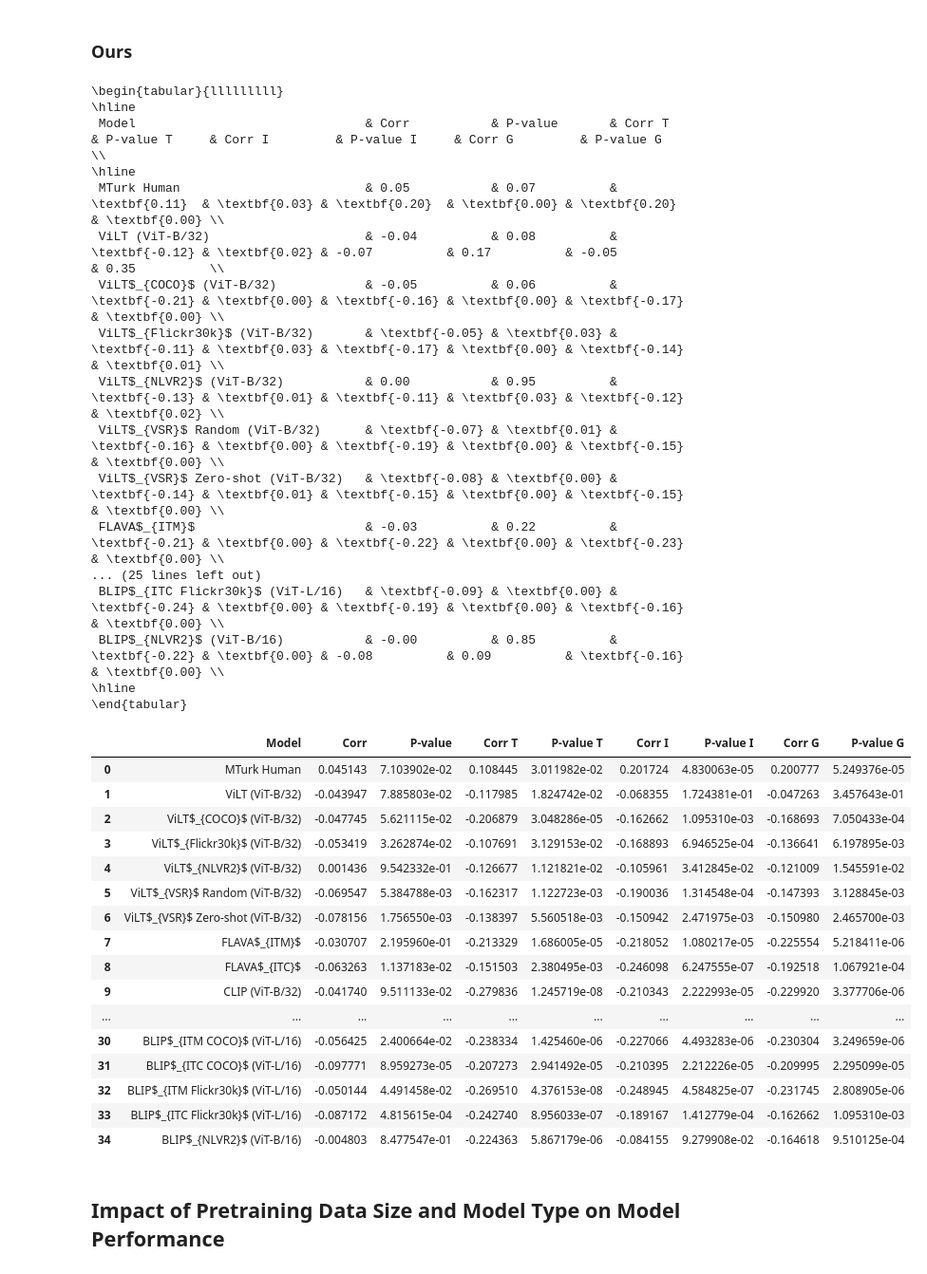
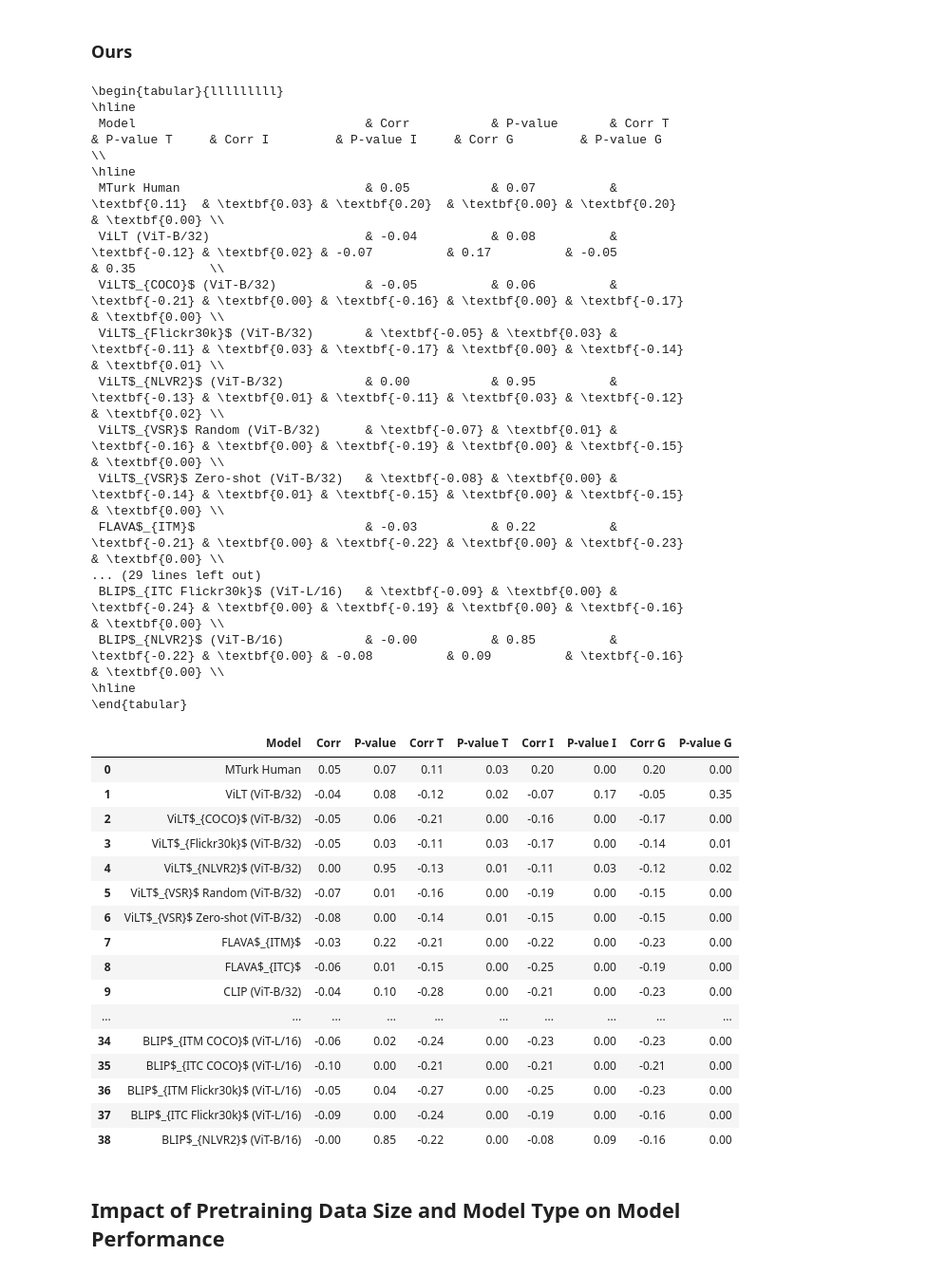
Before and after one commit to juletx/spatial-reasoning, a Jupyter notebook: winoground/statistics/winoground_statistics.ipynb, the cells around one changed output. Shown at 95% size. Drawn from its saved outputs; the diff is of its cells as text; code cells hidden in the pictures.

```diff
--- a/winoground/statistics/winoground_statistics.ipynb
+++ b/winoground/statistics/winoground_statistics.ipynb
@@ -103,6 +103,10 @@ models = [
     (path + "clip_b16.jsonl", "CLIP (ViT-B/16)", 400, 400, "dual-stream", "modality-specific"),
     (path + "clip_l14.jsonl", "CLIP (ViT-L/14)", 400, 400, "dual-stream", "modality-specific"),
     (path + "clip_l14-336.jsonl", "CLIP (ViT-L/14-336)", 400, 400, "dual-stream", "modality-specific"),
+    (path + "clip_b32_laion.jsonl", "CLIP LAION-2B (ViT-B/32)", 2000, 2000, "dual-stream", "modality-specific"),
+    (path + "clip_l14_laion.jsonl", "CLIP LAION-2B (ViT-L/14)", 2000, 2000, "dual-stream", "modality-specific"),
+    (path + "clip_h14_laion.jsonl", "CLIP LAION-2B (ViT-H/14)", 2000, 2000, "dual-stream", "modality-specific"),
+    (path + "clip_g14_laion.jsonl", "CLIP LAION-2B (ViT-g/14)", 2000, 2000, "dual-stream", "modality-specific"),
     (path + "ofa_tiny.jsonl", "OFA$_{Tiny}$", 20, 20, "single-stream", "merged"),
     (path + "ofa_base.jsonl", "OFA$_{Base}$", 20, 20, "single-stream", "merged"),
     (path + "ofa_medium.jsonl", "OFA$_{Medium}$", 20, 20, "single-stream", "merged"),
@@ -1059,31 +1137,31 @@ print(tabulate(bold_correlation_dict, headers=bold_correlation_dict.keys(), tabl
  ViLT$_{VSR}$ Random (ViT-B/32)      & \textbf{-0.07} & \textbf{0.01} & \textbf{-0.16} & \textbf{0.00} & \textbf{-0.19} & \textbf{0.00} & \textbf{-0.15} & \textbf{0.00} \\
  ViLT$_{VSR}$ Zero-shot (ViT-B/32)   & \textbf{-0.08} & \textbf{0.00} & \textbf{-0.14} & \textbf{0.01} & \textbf{-0.15} & \textbf{0.00} & \textbf{-0.15} & \textbf{0.00} \\
  FLAVA$_{ITM}$                       & -0.03          & 0.22          & \textbf{-0.21} & \textbf{0.00} & \textbf{-0.22} & \textbf{0.00} & \textbf{-0.23} & \textbf{0.00} \\
-... (25 lines left out)
+... (29 lines left out)
  BLIP$_{ITC Flickr30k}$ (ViT-L/16)   & \textbf{-0.09} & \textbf{0.00} & \textbf{-0.24} & \textbf{0.00} & \textbf{-0.19} & \textbf{0.00} & \textbf{-0.16} & \textbf{0.00} \\
  BLIP$_{NLVR2}$ (ViT-B/16)           & -0.00          & 0.85          & \textbf{-0.22} & \textbf{0.00} & -0.08          & 0.09          & \textbf{-0.16} & \textbf{0.00} \\
 \hline
 \end{tabular}
 # %%
-pd.DataFrame(correlation_dict)
+pd.DataFrame(correlation_dict).round(2)
 # %% [output]
 |  | Model | Corr | P-value | Corr T | P-value T | Corr I | P-value I | Corr G | P-value G |
-| 0 | MTurk Human | 0.045143 | 7.103902e-02 | 0.108445 | 3.011982e-02 | 0.201724 | 4.830063e-05 | 0.200777 | 5.249376e-05 |
-| 1 | ViLT (ViT-B/32) | -0.043947 | 7.885803e-02 | -0.117985 | 1.824742e-02 | -0.068355 | 1.724381e-01 | -0.047263 | 3.457643e-01 |
-| 2 | ViLT$_{COCO}$ (ViT-B/32) | -0.047745 | 5.621115e-02 | -0.206879 | 3.048286e-05 | -0.162662 | 1.095310e-03 | -0.168693 | 7.050433e-04 |
-| 3 | ViLT$_{Flickr30k}$ (ViT-B/32) | -0.053419 | 3.262874e-02 | -0.107691 | 3.129153e-02 | -0.168893 | 6.946525e-04 | -0.136641 | 6.197895e-03 |
-| 4 | ViLT$_{NLVR2}$ (ViT-B/32) | 0.001436 | 9.542332e-01 | -0.126677 | 1.121821e-02 | -0.105961 | 3.412845e-02 | -0.121009 | 1.545591e-02 |
-| 5 | ViLT$_{VSR}$ Random (ViT-B/32) | -0.069547 | 5.384788e-03 | -0.162317 | 1.122723e-03 | -0.190036 | 1.314548e-04 | -0.147393 | 3.128845e-03 |
-| 6 | ViLT$_{VSR}$ Zero-shot (ViT-B/32) | -0.078156 | 1.756550e-03 | -0.138397 | 5.560518e-03 | -0.150942 | 2.471975e-03 | -0.150980 | 2.465700e-03 |
-| 7 | FLAVA$_{ITM}$ | -0.030707 | 2.195960e-01 | -0.213329 | 1.686005e-05 | -0.218052 | 1.080217e-05 | -0.225554 | 5.218411e-06 |
-| 8 | FLAVA$_{ITC}$ | -0.063263 | 1.137183e-02 | -0.151503 | 2.380495e-03 | -0.246098 | 6.247555e-07 | -0.192518 | 1.067921e-04 |
-| 9 | CLIP (ViT-B/32) | -0.041740 | 9.511133e-02 | -0.279836 | 1.245719e-08 | -0.210343 | 2.222993e-05 | -0.229920 | 3.377706e-06 |
+| 0 | MTurk Human | 0.05 | 0.07 | 0.11 | 0.03 | 0.20 | 0.00 | 0.20 | 0.00 |
+| 1 | ViLT (ViT-B/32) | -0.04 | 0.08 | -0.12 | 0.02 | -0.07 | 0.17 | -0.05 | 0.35 |
+| 2 | ViLT$_{COCO}$ (ViT-B/32) | -0.05 | 0.06 | -0.21 | 0.00 | -0.16 | 0.00 | -0.17 | 0.00 |
+| 3 | ViLT$_{Flickr30k}$ (ViT-B/32) | -0.05 | 0.03 | -0.11 | 0.03 | -0.17 | 0.00 | -0.14 | 0.01 |
+| 4 | ViLT$_{NLVR2}$ (ViT-B/32) | 0.00 | 0.95 | -0.13 | 0.01 | -0.11 | 0.03 | -0.12 | 0.02 |
+| 5 | ViLT$_{VSR}$ Random (ViT-B/32) | -0.07 | 0.01 | -0.16 | 0.00 | -0.19 | 0.00 | -0.15 | 0.00 |
+| 6 | ViLT$_{VSR}$ Zero-shot (ViT-B/32) | -0.08 | 0.00 | -0.14 | 0.01 | -0.15 | 0.00 | -0.15 | 0.00 |
+| 7 | FLAVA$_{ITM}$ | -0.03 | 0.22 | -0.21 | 0.00 | -0.22 | 0.00 | -0.23 | 0.00 |
+| 8 | FLAVA$_{ITC}$ | -0.06 | 0.01 | -0.15 | 0.00 | -0.25 | 0.00 | -0.19 | 0.00 |
+| 9 | CLIP (ViT-B/32) | -0.04 | 0.10 | -0.28 | 0.00 | -0.21 | 0.00 | -0.23 | 0.00 |
 | ... | ... | ... | ... | ... | ... | ... | ... | ... | ... |
-| 30 | BLIP$_{ITM COCO}$ (ViT-L/16) | -0.056425 | 2.400664e-02 | -0.238334 | 1.425460e-06 | -0.227066 | 4.493283e-06 | -0.230304 | 3.249659e-06 |
-| 31 | BLIP$_{ITC COCO}$ (ViT-L/16) | -0.097771 | 8.959273e-05 | -0.207273 | 2.941492e-05 | -0.210395 | 2.212226e-05 | -0.209995 | 2.295099e-05 |
-| 32 | BLIP$_{ITM Flickr30k}$ (ViT-L/16) | -0.050144 | 4.491458e-02 | -0.269510 | 4.376153e-08 | -0.248945 | 4.584825e-07 | -0.231745 | 2.808905e-06 |
-| 33 | BLIP$_{ITC Flickr30k}$ (ViT-L/16) | -0.087172 | 4.815615e-04 | -0.242740 | 8.956033e-07 | -0.189167 | 1.412779e-04 | -0.162662 | 1.095310e-03 |
-| 34 | BLIP$_{NLVR2}$ (ViT-B/16) | -0.004803 | 8.477547e-01 | -0.224363 | 5.867179e-06 | -0.084155 | 9.279908e-02 | -0.164618 | 9.510125e-04 |
+| 34 | BLIP$_{ITM COCO}$ (ViT-L/16) | -0.06 | 0.02 | -0.24 | 0.00 | -0.23 | 0.00 | -0.23 | 0.00 |
+| 35 | BLIP$_{ITC COCO}$ (ViT-L/16) | -0.10 | 0.00 | -0.21 | 0.00 | -0.21 | 0.00 | -0.21 | 0.00 |
+| 36 | BLIP$_{ITM Flickr30k}$ (ViT-L/16) | -0.05 | 0.04 | -0.27 | 0.00 | -0.25 | 0.00 | -0.23 | 0.00 |
+| 37 | BLIP$_{ITC Flickr30k}$ (ViT-L/16) | -0.09 | 0.00 | -0.24 | 0.00 | -0.19 | 0.00 | -0.16 | 0.00 |
+| 38 | BLIP$_{NLVR2}$ (ViT-B/16) | -0.00 | 0.85 | -0.22 | 0.00 | -0.08 | 0.09 | -0.16 | 0.00 |
 # %% [markdown]
 ## Impact of Pretraining Data Size and Model Type on Model Performance
 # %%
```
Also changed, not shown: parts of 26 cells of this notebook.
